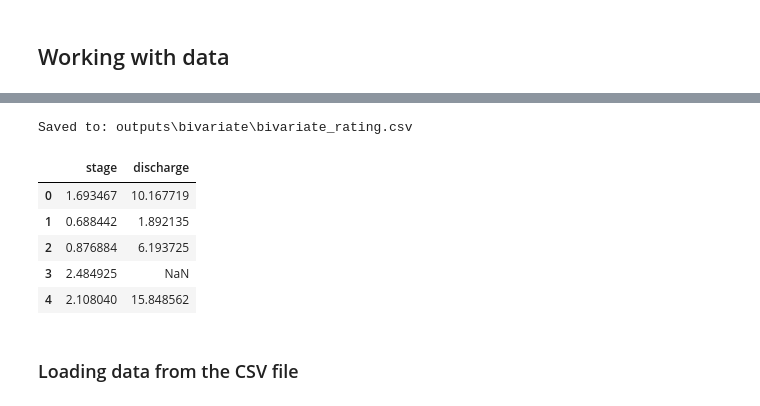
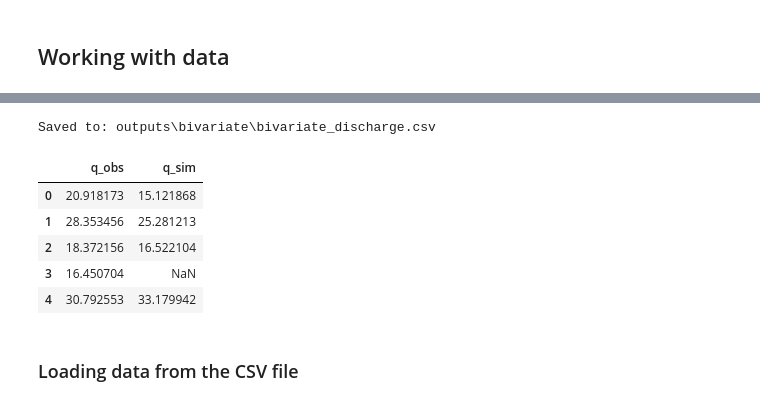
Before and after one commit to iporepos/plans, a Jupyter notebook: docs/tutorials/bivar_01.ipynb, the cells around one changed output, grey strips where cells are left out. Drawn from its saved outputs; the diff is of its cells as text; code cells hidden in the pictures.

```diff
--- a/docs/tutorials/bivar_01.ipynb
+++ b/docs/tutorials/bivar_01.ipynb
@@ -74,27 +74,25 @@ Stage-discharge relations (rating curves) are a classic bivariate case in hydrol
 # %%
-# make synthetic power-law data
+# make synthetic data
 rng = np.random.default_rng(seed=42)  # ensure reproducibility
-h = np.linspace(start=0.5, stop=3.0, num=200)
-q = 5 * np.power(h, 1.6) + rng.normal(loc=0, scale=1, size=len(h))
-df = pd.DataFrame({"stage": h, "discharge": q})
-
-# shuffle rows and add missing values
-df = df.sample(frac=1, random_state=42).reset_index(drop=True)
-df.loc[[3, 7], "discharge"] = np.nan
+q_obs = rng.gamma(shape=2, scale=10, size=365)
+q_sim = 1.05 * q_obs + rng.normal(loc=0, scale=3, size=len(q_obs))
+q_sim = np.clip(q_sim, a_min=0, a_max=None)
+df = pd.DataFrame({"q_obs": q_obs, "q_sim": q_sim})
+df.loc[[3, 7], "q_sim"] = np.nan
 
 # Export CSV file
-file_csv = OUTPUT_DIR / "bivariate_rating.csv"
+file_csv = OUTPUT_DIR / "bivariate_discharge.csv"
 df.to_csv(file_csv, sep=";", index=False)
 print(f"Saved to: {file_csv}")
 df.head()
 # %% [output]
-Saved to: outputs\bivariate\bivariate_rating.csv
+Saved to: outputs\bivariate\bivariate_discharge.csv
-|  | stage | discharge |
-| 0 | 1.693467 | 10.167719 |
-| 1 | 0.688442 | 1.892135 |
-| 2 | 0.876884 | 6.193725 |
-| 3 | 2.484925 | NaN |
-| 4 | 2.108040 | 15.848562 |
+|  | q_obs | q_sim |
+| 0 | 20.918173 | 15.121868 |
+| 1 | 28.353456 | 25.281213 |
+| 2 | 18.372156 | 16.522104 |
+| 3 | 16.450704 | NaN |
+| 4 | 30.792553 | 33.179942 |
 # %% [markdown]
 ### Loading data from the CSV file
 # %% [markdown]
```
Also changed, not shown: parts of 41 cells of this notebook, 23 other files.
